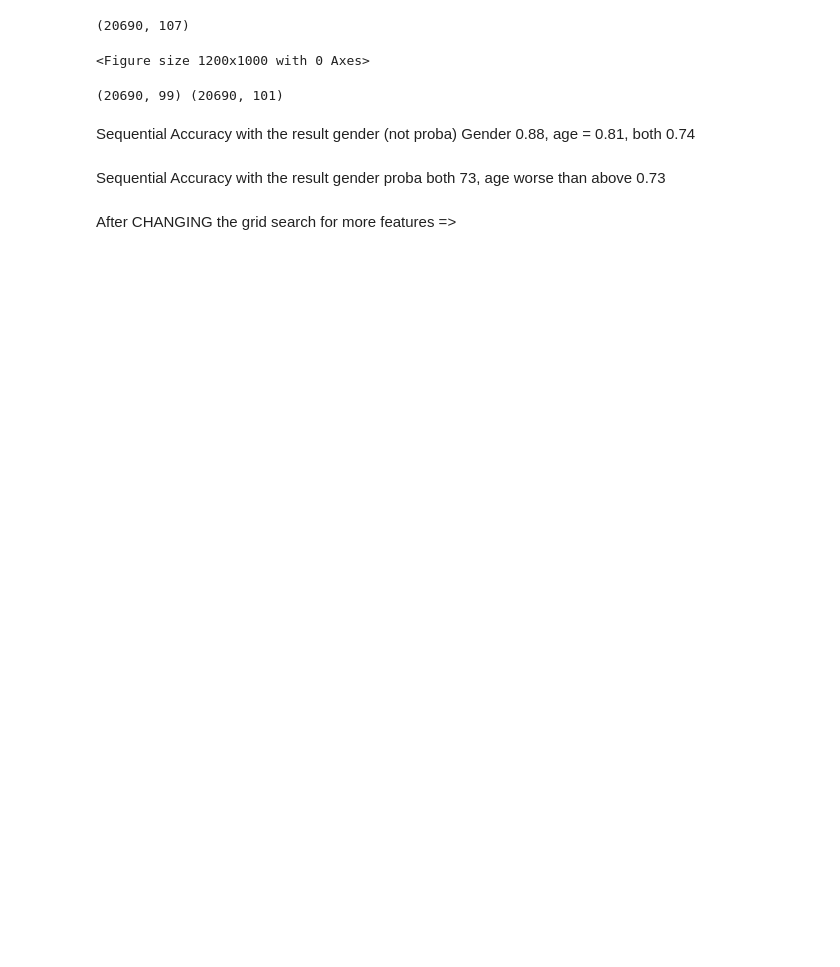
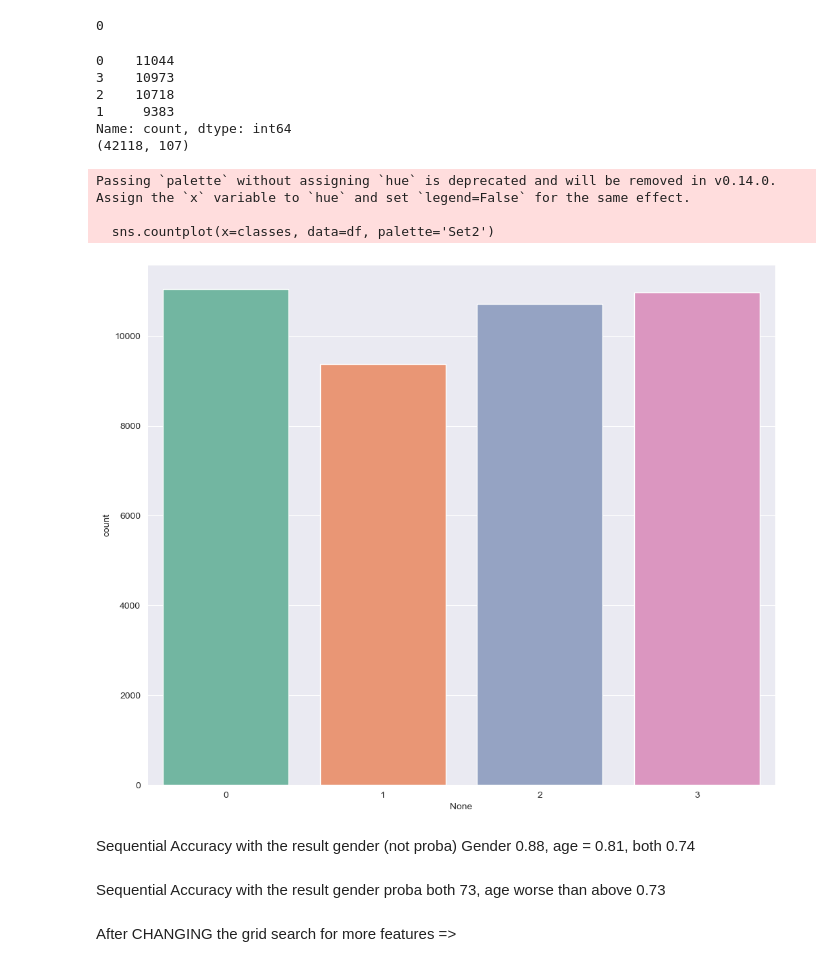
Before and after one commit to zizoisprogramming/VoiceProfiler, a Jupyter notebook: prediction.ipynb, the cells around one changed output. Cells and saved outputs as stored; diff of their text form; code cells hidden in the pictures; blank space fills up the shorter version.

```diff
--- a/prediction.ipynb
+++ b/prediction.ipynb
@@ -28,54 +28,30 @@ fifties      5995
 Name: count, dtype: int64
+# %%
+## check for duplicates in the dataset
+duplicates = df.duplicated()
+duplicates_count = duplicates.sum()
+print(duplicates_count)
+# %% [output]
+0
 # %%
 plt.figure(figsize=(12, 10))
-df['gender'] = df['gender'].map({'male': 0, 'female': 1})
-df['age'] = df['age'].map({'twenties': 0, 'fifties': 1})
+df['gender'] = df['gender'].map({'male': 0, 'female': 1, 0:0, 1:1})
+df['age'] = df['age'].map({'twenties': 0, 'fifties': 1, 0:0, 1:1})
+classes = df['gender'].copy() + 2 * df['age'].copy()
+print(classes.value_counts())
+sns.countplot(x=classes, data=df, palette='Set2')
 print(df.shape)
 # %% [output]
-(20690, 107)
+0    11044
+3    10973
+2    10718
+1     9383
+Name: count, dtype: int64
+(42118, 107)
-<Figure size 1200x1000 with 0 Axes>
+Passing `palette` without assigning `hue` is deprecated and will be removed in v0.14.0. Assign the `x` variable to `hue` and set `legend=False` for the same effect.
+
+  sns.countplot(x=classes, data=df, palette='Set2')
+[figure, added]
-# %%
-from sklearn.decomposition import PCA
-from sklearn.preprocessing import StandardScaler
-def analyze_feature_correlations(df, threshold=0.5):
-
-    numeric_df = df.select_dtypes(include=['number'])
-
-    corr_matrix = numeric_df.corr()
-
-    # Find high correlations
-    high_corr = []
-    for i in range(len(corr_matrix.columns)):
-        for j in range(i):
-            if abs(corr_matrix.iloc[i, j]) > threshold:
-                high_corr.append((corr_matrix.columns[i], corr_matrix.columns[j],
-                                 corr_matrix.iloc[i, j]))
-    return high_corr
-correlated_features = analyze_feature_correlations(df, 0.8)
-def features_to_keep(all_features, corr_features):
-    features_set = set()
-    to_keep = []
-
-    for x, y, z in corr_features:
-        if x not in features_set and y not in features_set:
-            to_keep.append(x)
-            features_set.add(x)
-            features_set.add(y)
-
-    for feature in all_features:
-        if feature not in features_set:
-            to_keep.append(feature)
-
-    return to_keep
-remaining_features = features_to_keep(df.select_dtypes(include=['number']).columns, correlated_features)
-remaining_features.append('age')
-remaining_features.append('gender')
-remaining_features = list(set(remaining_features))
-df = df[remaining_features]
-X = df.drop('gender', axis=1).drop('age',axis=1)
-print(X.shape, df.shape)
-# %% [output]
-(20690, 99) (20690, 101)
 # %%
 from sklearn.metrics import accuracy_score
 from sklearn.model_selection import cross_val_predict
```
Also changed, not shown: parts of 22 cells of this notebook.
